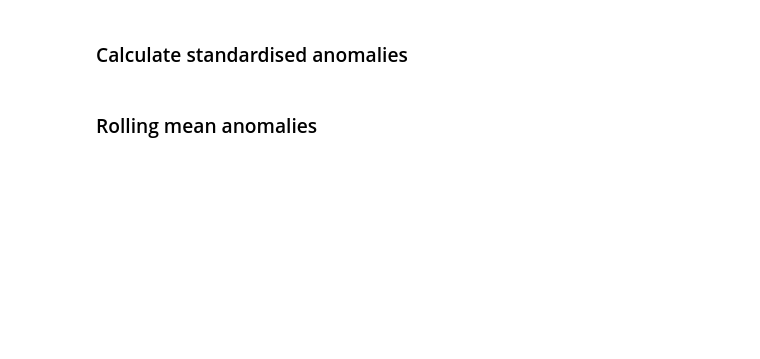
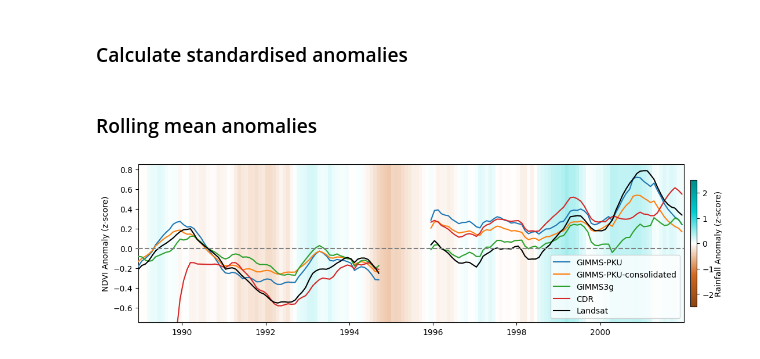
Before and after one commit to cbur24/AusENDVI, a Jupyter notebook: notebooks/harmonization/comparisons/Compare_all_NDVI_products.ipynb, the cells around one changed output. Cells and saved outputs as stored; diff of their text form; code cells hidden in the pictures; blank space fills up the shorter version.

```diff
--- a/notebooks/harmonization/comparisons/Compare_all_NDVI_products.ipynb
+++ b/notebooks/harmonization/comparisons/Compare_all_NDVI_products.ipynb
@@ -341,7 +356,7 @@ modis_clim = modis.sel(time=slice('2001','2013')).groupby('time.month').mean()
 gimms_pku_clim = gimms_pku.sel(time=slice('2001','2013')).groupby('time.month').mean()
 gimms_pku_cons_clim = gimms_pku_cons.sel(time=slice('2001','2013')).groupby('time.month').mean()
 gimms_clim = gimms.sel(time=slice('2001','2013')).groupby('time.month').mean()
-merge_clim =
+merge_clim = merge.sel(time=slice('2001','2013')).groupby('time.month').mean()
 # %%
 corr_data = [avhrr_clim, gimms_clim, gimms_pku_clim, gimms_pku_cons_clim, merge_clim, modis_clim]
 products=['CDR','GIMMS3g','GIMMS-PKU', 'GIMMS-PKU-Consolidated', 'This Study (CLIM)', 'MODIS']
@@ -448,7 +467,7 @@ mask = (gimms_mask & pku_mask & pku_cons_mask & ls_mask & cdr_mask)
 pku = pku.where(mask)
 pku_cons = pku_cons.where(mask)
 gimms = gimms.where(mask)
-rain = rain.where(mask)
+# rain = rain.where(mask)
 cdr = cdr.where(mask)
 ls = ls.where(mask)
 
@@ -509,31 +530,33 @@ ls_std_anom.drop('month').sel(time=slice('1988','2001')).mean(['x','y']).rolling
 
 norm=plt.Normalize(-2.5,2.5)
 cmap = mpl.colors.LinearSegmentedColormap.from_list("", ['saddlebrown','chocolate','white','darkturquoise','darkcyan'], N=256)
 
 # Plot bars
 bar = ax2.bar(rain_df.index, 1, color=cmap(norm(rain_df['rain'])), width=32)
 sm = ScalarMappable(cmap=cmap, norm=norm)
 sm.set_array([])
-cbar = plt.colorbar(sm, shrink=0.8, pad=0.01)
+cbar = plt.colorbar(sm, ax=ax2, shrink=0.8, pad=0.01)
 cbar.set_label('Rainfall Anomaly (z-score)',labelpad=.5)
 
 ax2.set_zorder(ax.get_zorder()-1)
 ax.set_frame_on(False)
 ax.axhline(0, c='grey', linestyle='--')
 
 # Reformat y-axis label and tick labels
 ax.set_ylabel(model_var+' Anomaly (z-score)')
 ax.set_xlabel('')
 ax2.set_ylabel('')
 ax2.set_yticks([])
 ax2.set_ylim([0, 1])
 ax.set_ylim([-0.75, 0.85])
 ax.margins(x=0)
 ax2.margins(x=0)
 
 # Adjust the margins around the plot area
 plt.subplots_adjust(left=0.1, right=None, top=None, bottom=0.2, wspace=None, hspace=None)
 ax.legend()
 ax.set_title(None);
 fig.savefig("/g/data/os22/chad_tmp/AusENDVI/results/figs/Australian_NDVI_compareall_anomalies_landsat_"+str(roll)+"Mrollingmean.png",
             bbox_inches='tight', dpi=300)
+# %% [output]
+[figure, added]
```
Also changed, not shown: parts of 9 cells of this notebook, 7 other files.
